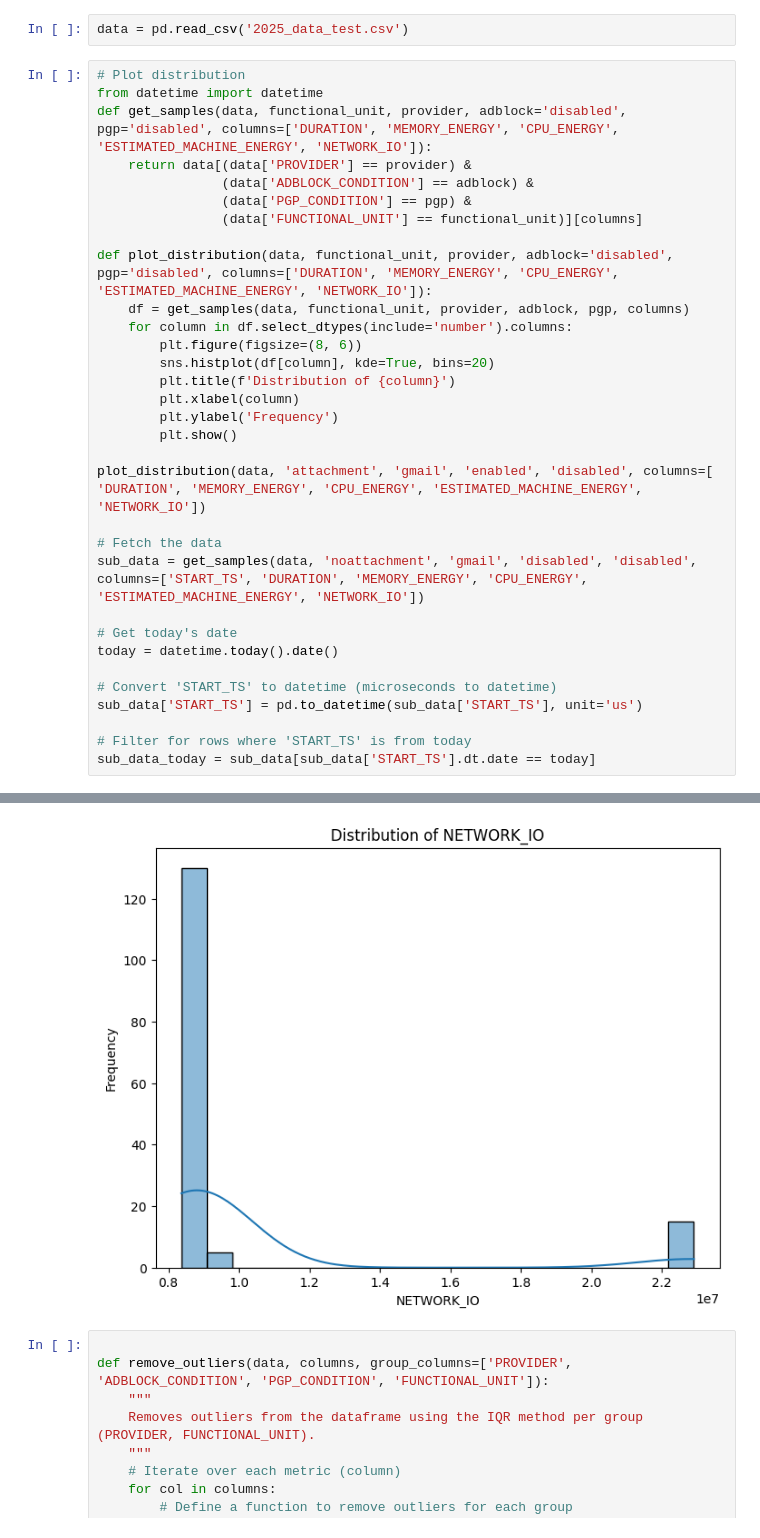
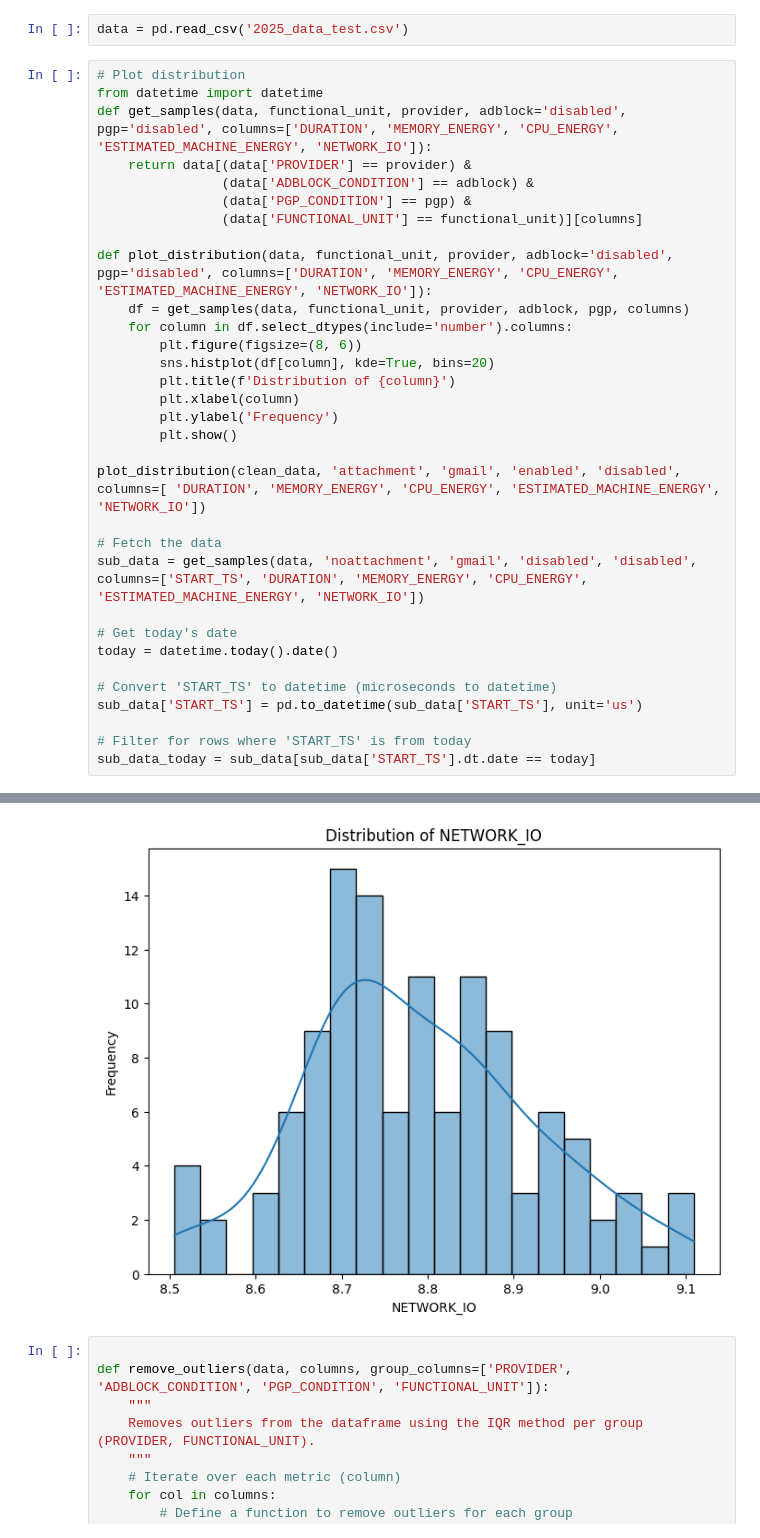
Before and after one commit to jkayembe/thesis, a Jupyter notebook: notebook/2025_data_analysis.ipynb, the cells around one changed output, grey strips where cells are left out. Saved outputs shown, nothing was run; the diff lists cells and outputs as text.

```diff
--- a/notebook/2025_data_analysis.ipynb
+++ b/notebook/2025_data_analysis.ipynb
@@ -616,7 +616,7 @@ def plot_distribution(data, functional_unit, provider, adblock='disabled', pgp='
         plt.ylabel('Frequency')
         plt.show()
 
-plot_distribution(data, 'attachment', 'gmail', 'enabled', 'disabled', columns=[ 'DURATION', 'MEMORY_ENERGY', 'CPU_ENERGY', 'ESTIMATED_MACHINE_ENERGY', 'NETWORK_IO'])
+plot_distribution(clean_data, 'attachment', 'gmail', 'enabled', 'disabled', columns=[ 'DURATION', 'MEMORY_ENERGY', 'CPU_ENERGY', 'ESTIMATED_MACHINE_ENERGY', 'NETWORK_IO'])
 
 # Fetch the data
 sub_data = get_samples(data, 'noattachment', 'gmail', 'disabled', 'disabled', columns=['START_TS', 'DURATION', 'MEMORY_ENERGY', 'CPU_ENERGY', 'ESTIMATED_MACHINE_ENERGY', 'NETWORK_IO'])
@@ -637,4 +637,4 @@ sub_data_today = sub_data[sub_data['START_TS'].dt.date == today]
-[figure, old version]
+[figure, new version]
 # %%
 
 def remove_outliers(data, columns, group_columns=['PROVIDER', 'ADBLOCK_CONDITION', 'PGP_CONDITION', 'FUNCTIONAL_UNIT']):
```
Also changed, not shown: parts of 2 cells of this notebook, 1 other file.
